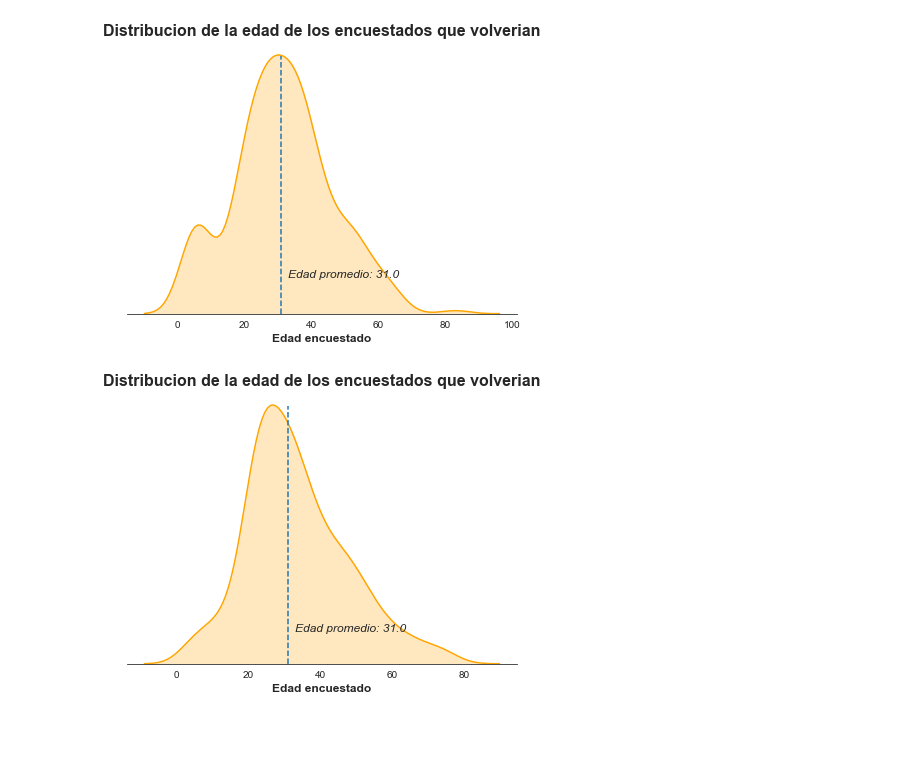
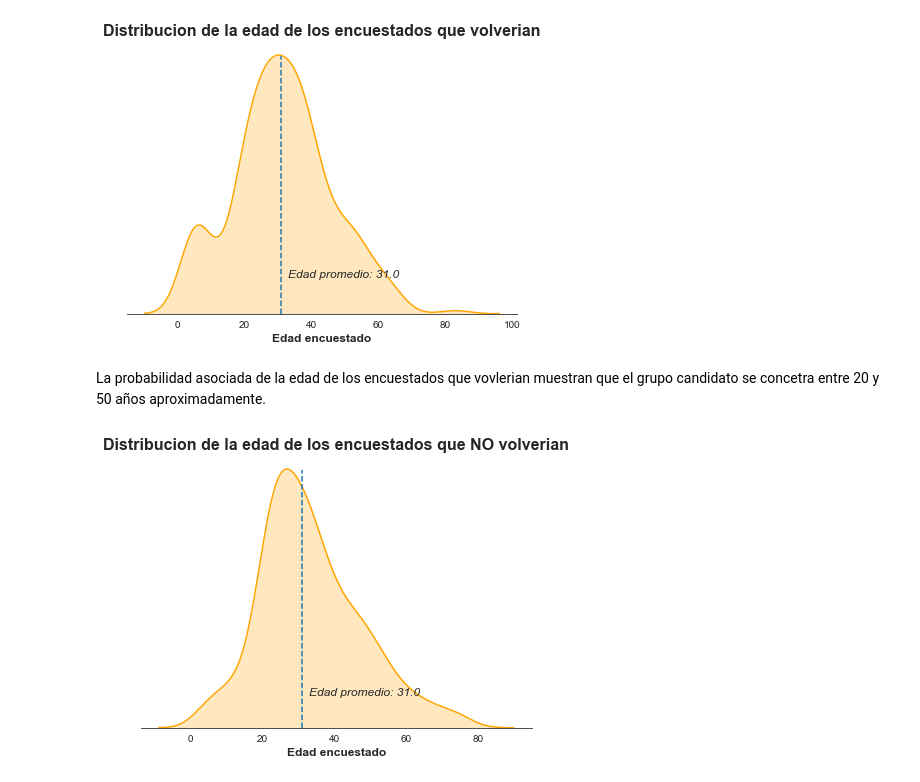
Before and after one commit to lionelguglielmone/OrgaDeCompusTP, a Jupyter notebook: tp1_main.ipynb, the cells around one changed output. Cells and saved outputs as stored; diff of their text form; code cells hidden in the pictures; blank space fills up the shorter version.

Commit message:
analisis exhaustivo por grupo de edad

```diff
--- a/tp1_main.ipynb
+++ b/tp1_main.ipynb
@@ -578,17 +577,19 @@ plt.title('Distribucion de la edad de los encuestados que volverian', fontsize =
 plt.show()
 # %% [output]
 [figure]
+# %% [markdown]
+La probabilidad asociada de la edad de los encuestados que vovlerian muestran que el grupo candidato se concetra entre 20 y 50 años aproximadamente.
 # %%
 sns.set_style('white')
 plt.figure(figsize = (7,5))
 sns.distplot(df_edad_vs_target_no_volverian.edad, color = 'orange', kde_kws = {'shade':True}, hist = False)
 plt.axvline(df_edad_vs_target_no_volverian.edad.median(), ymax = 0.95, linestyle = '--')
 sns.despine(left = True)
 plt.yticks([])
 plt.text(df_edad_vs_target_no_volverian.edad.median() + 2, 0.004, "Edad promedio: " + str(df_edad_vs_target_no_volverian.edad.median()),
          style = 'italic', fontsize = 12)
 plt.xlabel("Edad encuestado", fontsize = 12, fontweight = 'semibold')
-plt.title('Distribucion de la edad de los encuestados que volverian', fontsize = 16, fontweight = 'semibold')
+plt.title('Distribucion de la edad de los encuestados que NO volverian', fontsize = 16, fontweight = 'semibold')
 plt.show()
 # %% [output]
-[figure, old version]
+[figure, new version]
```
Also changed, not shown: parts of 37 cells of this notebook.
